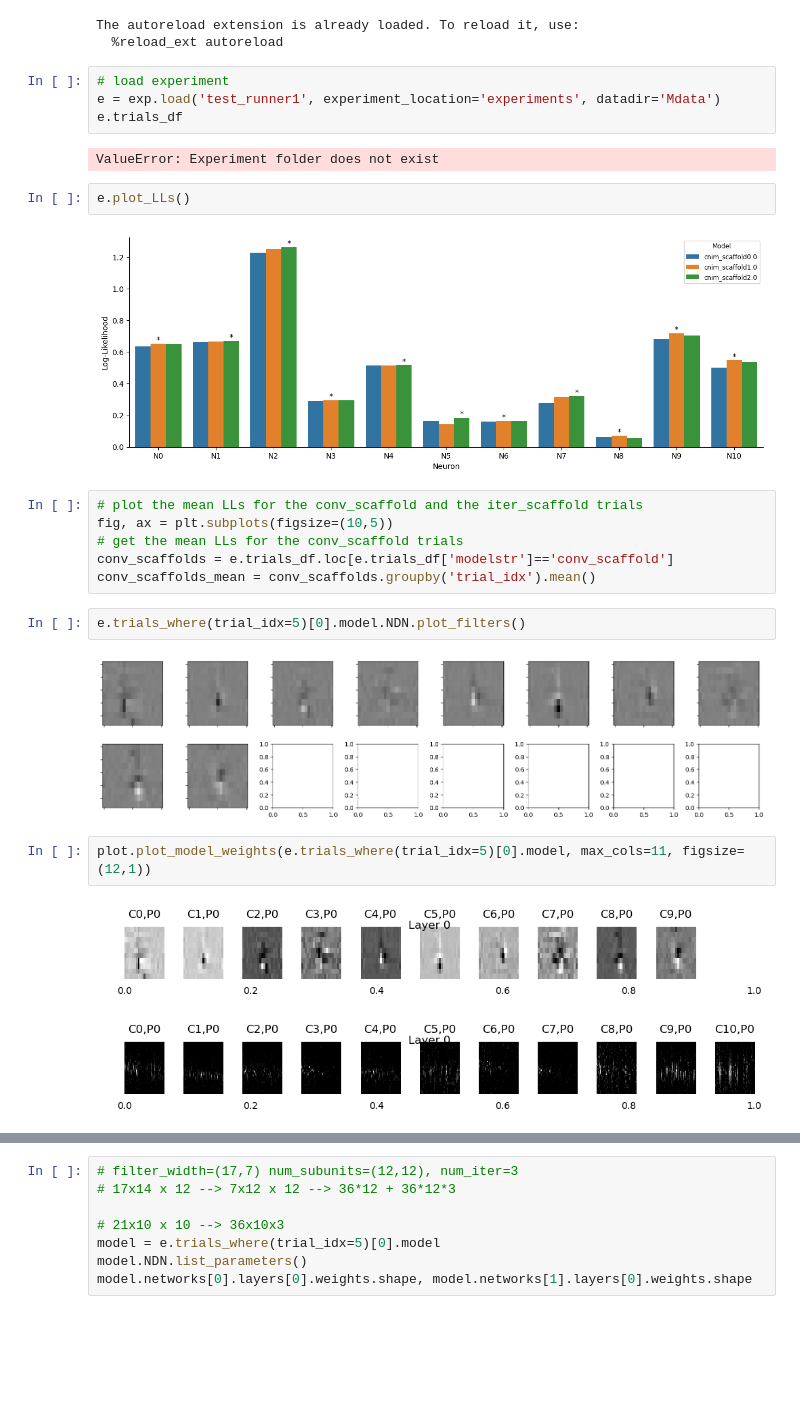
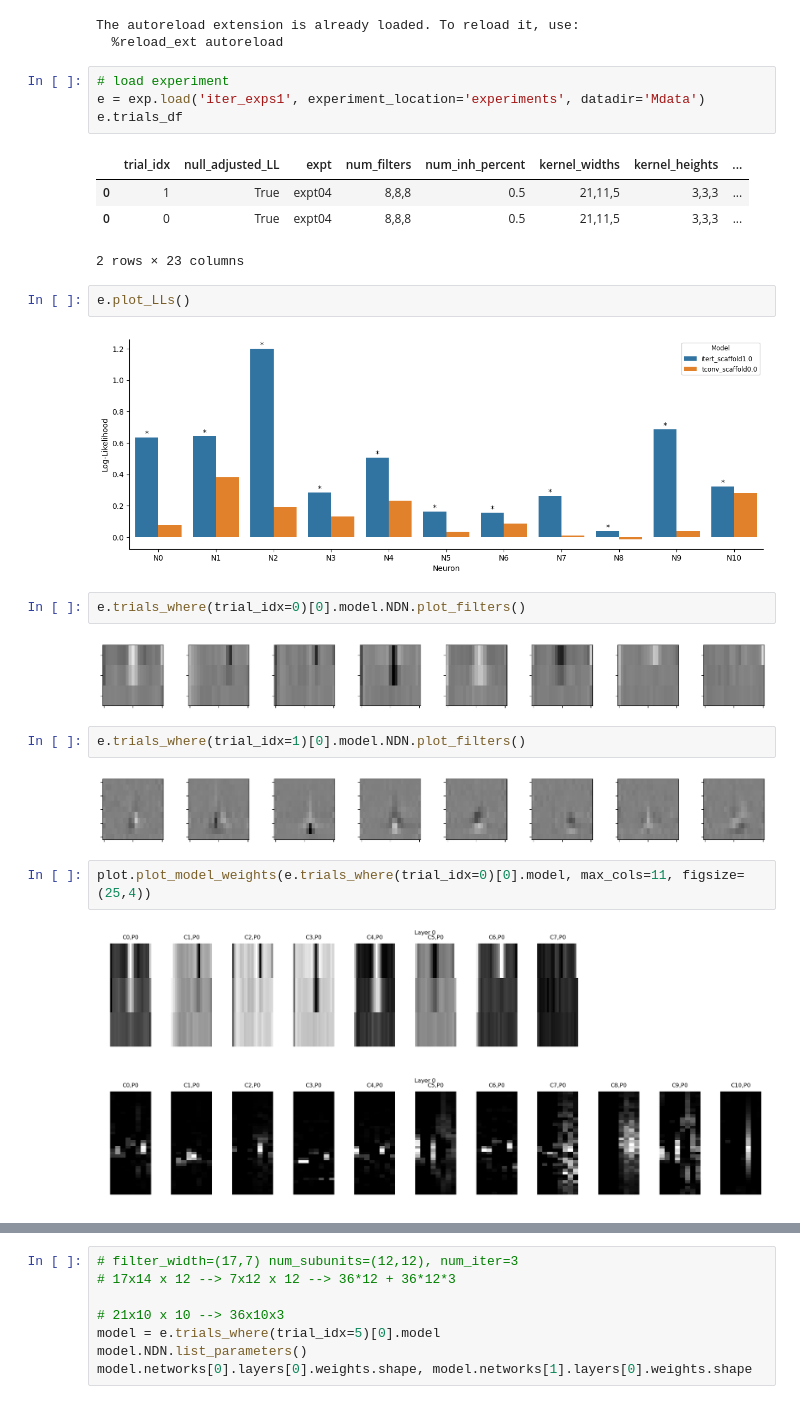
Before and after one commit to NeuroTheoryUMD/mattjac, a Jupyter notebook: v1/iter_exp_01.ipynb, the cells around one changed output, grey strips where cells are left out. Drawn from its saved outputs; the diff is of its cells as text; blank space fills up the shorter version.

```diff
--- a/v1/iter_exp_01.ipynb
+++ b/v1/iter_exp_01.ipynb
@@ -30,26 +30,27 @@ The autoreload extension is already loaded. To reload it, use:
   %reload_ext autoreload
 # %%
 # load experiment
-e = exp.load('test_runner1', experiment_location='experiments', datadir='Mdata')
+e = exp.load('iter_exps1', experiment_location='experiments', datadir='Mdata')
 e.trials_df
 # %% [output]
+|  | trial_idx | null_adjusted_LL | expt | num_filters | num_inh_percent | kernel_widths | kernel_heights | ... |
+| 0 | 1 | True | expt04 | 8,8,8 | 0.5 | 21,11,5 | 3,3,3 | ... |
+| 0 | 0 | True | expt04 | 8,8,8 | 0.5 | 21,11,5 | 3,3,3 | ... |
-ValueError: Experiment folder does not exist
+2 rows × 23 columns
 # %%
 e.plot_LLs()
 # %% [output]
-[figure, old version]
+[figure, new version]
-# %%
-# plot the mean LLs for the conv_scaffold and the iter_scaffold trials
-fig, ax = plt.subplots(figsize=(10,5))
-# get the mean LLs for the conv_scaffold trials
-conv_scaffolds = e.trials_df.loc[e.trials_df['modelstr']=='conv_scaffold']
-conv_scaffolds_mean = conv_scaffolds.groupby('trial_idx').mean()
 # %%
-e.trials_where(trial_idx=5)[0].model.NDN.plot_filters()
+e.trials_where(trial_idx=0)[0].model.NDN.plot_filters()
 # %% [output]
-[figure, old version]
+[figure, new version]
+# %%
+e.trials_where(trial_idx=1)[0].model.NDN.plot_filters()
+# %% [output]
+[figure, added]
 # %%
-plot.plot_model_weights(e.trials_where(trial_idx=5)[0].model, max_cols=11, figsize=(12,1))
+plot.plot_model_weights(e.trials_where(trial_idx=0)[0].model, max_cols=11, figsize=(25,4))
 # %% [output]
-[figure, old version]
+[figure, new version]
-[figure, old version]
+[figure, new version]
```
Also changed, not shown: parts of 1 cell of this notebook, 7 other files.
